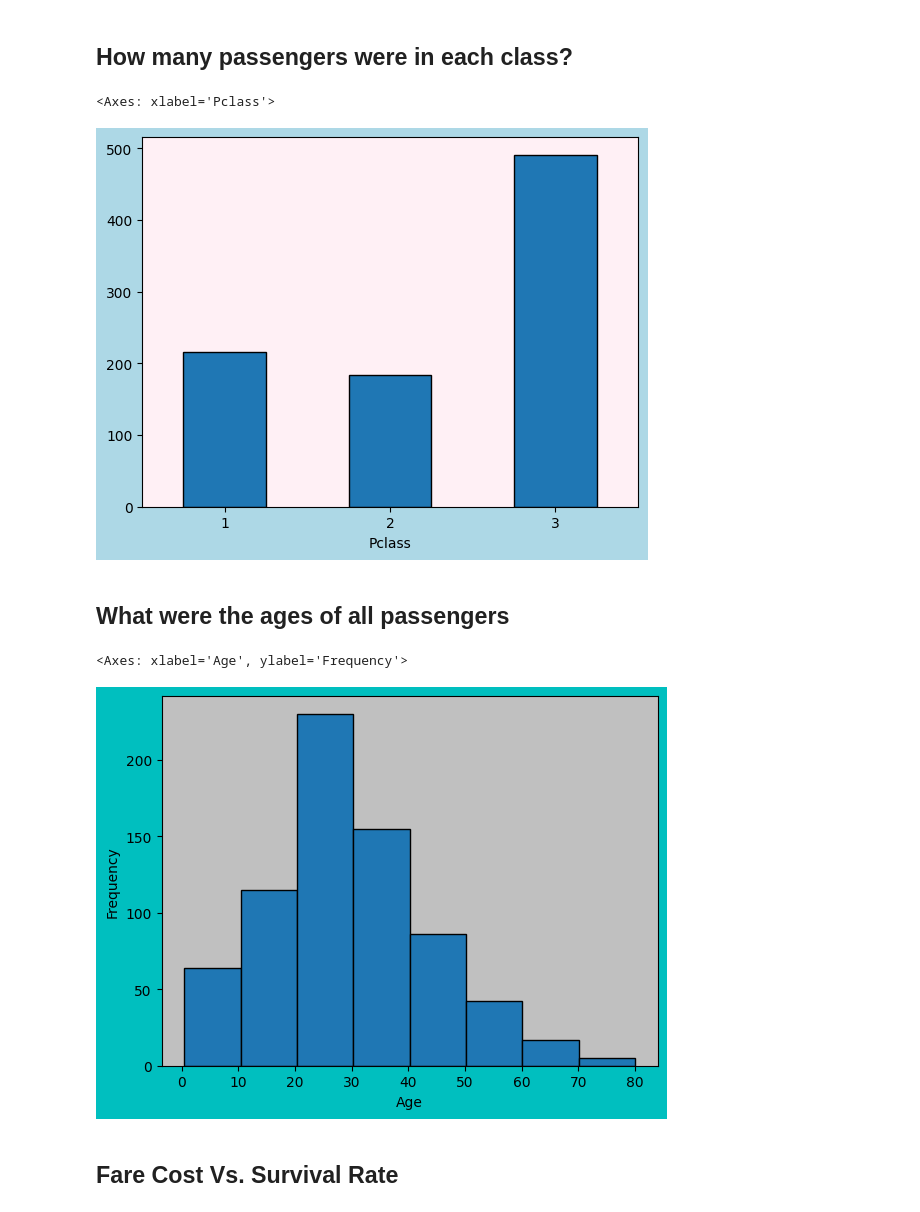
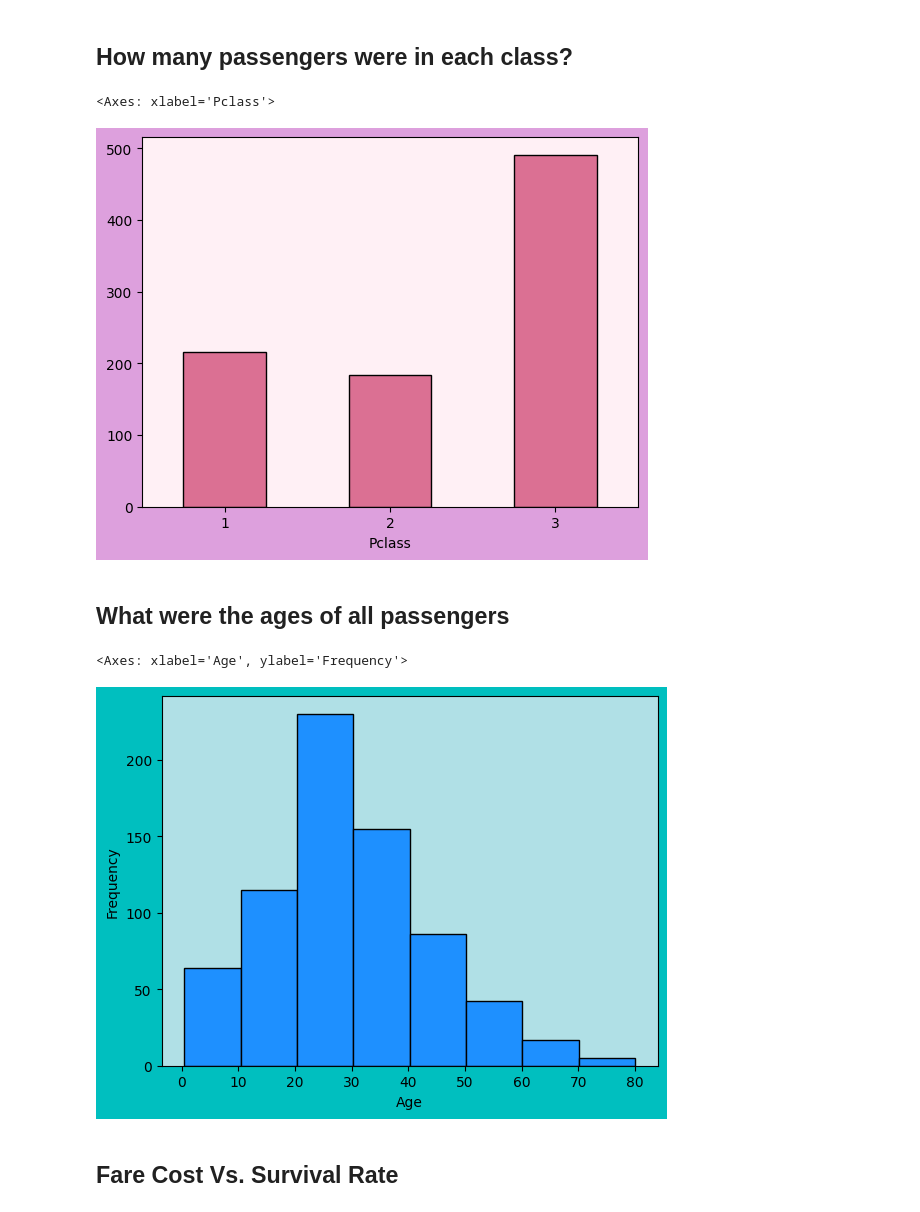
Before and after one commit to Rgjmerc/unit-3-data-science, a Jupyter notebook: 02_titanic.ipynb, the cells around one changed output. Saved outputs shown, nothing was run; the diff lists cells and outputs as text; code cells hidden in the pictures.

Commit message:
Final Graph left

```diff
--- a/02_titanic.ipynb
+++ b/02_titanic.ipynb
@@ -11,23 +11,23 @@ titanic_df = pd.read_csv("titanic_passengers.csv")
 ## How many passengers were in each class?
 # %%
 pclass = titanic_df["Pclass"].value_counts().sort_index()
-plt.figure(facecolor='lightblue')
+plt.figure(facecolor='plum')
 ax = plt.gca()
 ax.set_facecolor('lavenderblush')
-pclass.plot.bar(rot = 360, edgecolor = 'black')
+pclass.plot.bar(rot = 360, color="palevioletred", edgecolor = 'black')
 # %% [output]
 <Axes: xlabel='Pclass'>
-[figure, old version]
+[figure, new version]
 # %% [markdown]
   ## What were the ages of all passengers
 # %%
 age = titanic_df["Age"]
 plt.figure(facecolor='c')
 ax = plt.gca()
-ax.set_facecolor('silver')
-age.plot.hist(bins = 8 , edgecolor = "black", xlabel = "Age")
+ax.set_facecolor('powderblue')
+age.plot.hist(bins = 8 , color="dodgerblue", edgecolor = "black", xlabel = "Age")
 # %% [output]
 <Axes: xlabel='Age', ylabel='Frequency'>
-[figure, old version]
+[figure, new version]
 # %% [markdown]
 ## Fare Cost Vs. Survival Rate
```
Also changed, not shown: parts of 5 cells of this notebook.
